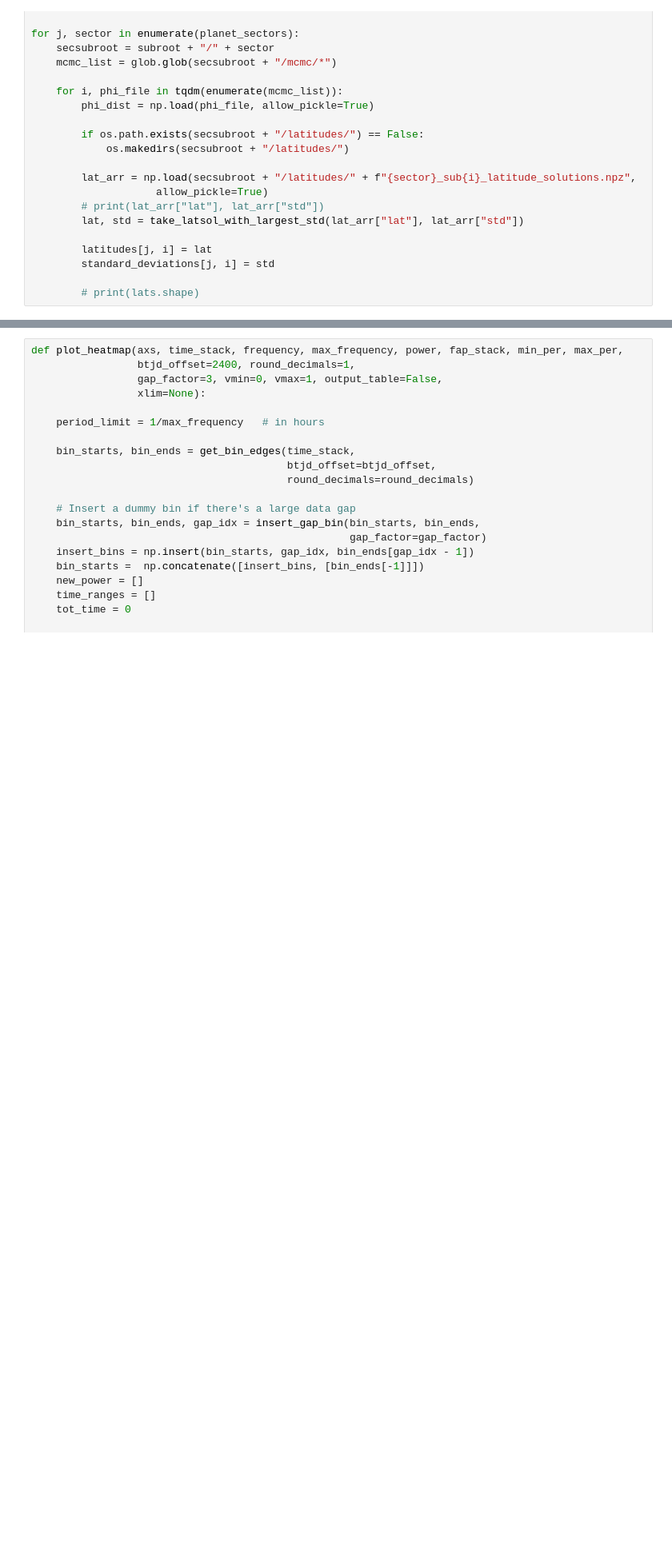
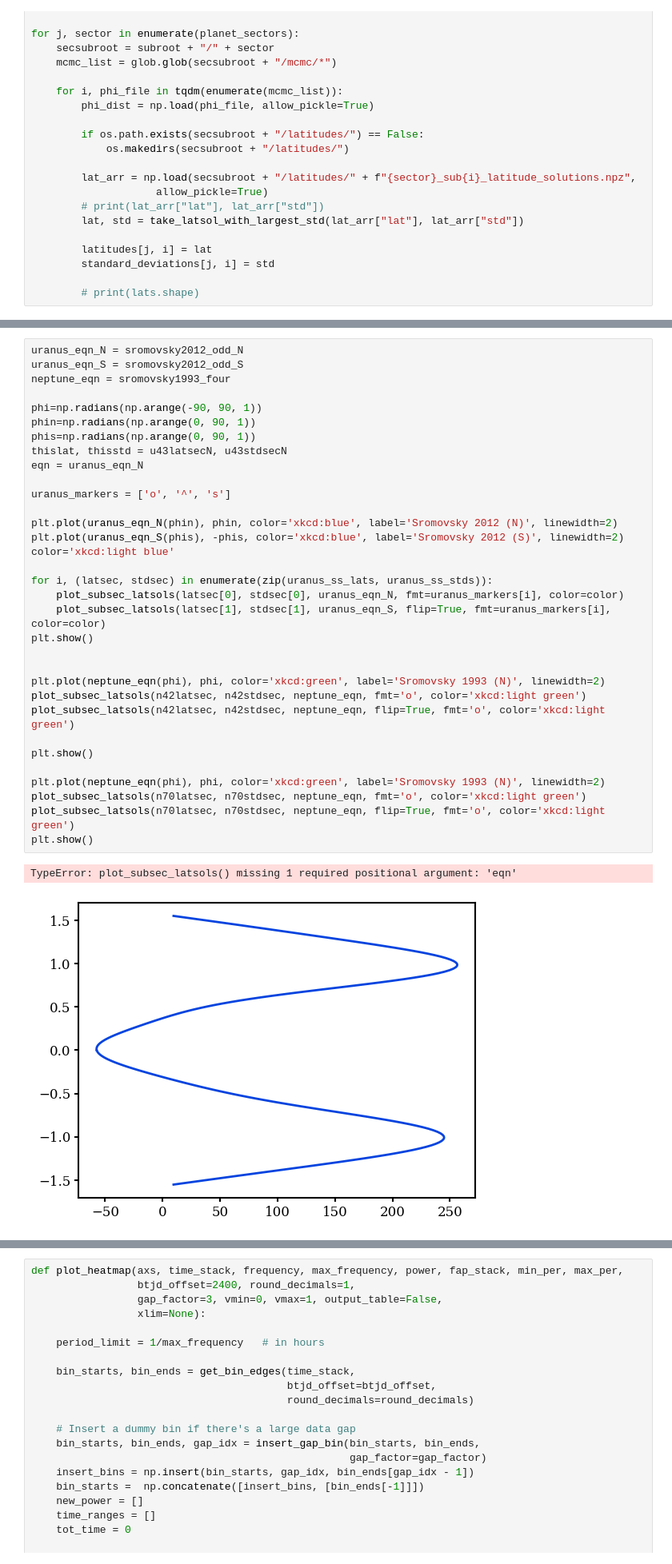
Before and after one commit to kenny-phan/tess-ice-giants, a Jupyter notebook: tess-ice-giants/frequency_analysis/figures.ipynb, the cells around one changed output, grey strips where cells are left out. Shown at 80% size. Cells and saved outputs as stored; diff of their text form; blank space fills up the shorter version.

```diff
--- a/tess-ice-giants/frequency_analysis/figures.ipynb
+++ b/tess-ice-giants/frequency_analysis/figures.ipynb
@@ -163,0 +135,36 @@ ValueError: The truth value of an array with more than one element is ambiguous.
+# %%
+uranus_eqn_N = sromovsky2012_odd_N
+uranus_eqn_S = sromovsky2012_odd_S
+neptune_eqn = sromovsky1993_four
+
+phi=np.radians(np.arange(-90, 90, 1))
+phin=np.radians(np.arange(0, 90, 1))
+phis=np.radians(np.arange(0, 90, 1))
+thislat, thisstd = u43latsecN, u43stdsecN
+eqn = uranus_eqn_N
+
+uranus_markers = ['o', '^', 's']
+
+plt.plot(uranus_eqn_N(phin), phin, color='xkcd:blue', label='Sromovsky 2012 (N)', linewidth=2)
+plt.plot(uranus_eqn_S(phis), -phis, color='xkcd:blue', label='Sromovsky 2012 (S)', linewidth=2)
+color='xkcd:light blue'
+
+for i, (latsec, stdsec) in enumerate(zip(uranus_ss_lats, uranus_ss_stds)):
+    plot_subsec_latsols(latsec[0], stdsec[0], uranus_eqn_N, fmt=uranus_markers[i], color=color)
+    plot_subsec_latsols(latsec[1], stdsec[1], uranus_eqn_S, flip=True, fmt=uranus_markers[i], color=color)
+plt.show()
+
+
+plt.plot(neptune_eqn(phi), phi, color='xkcd:green', label='Sromovsky 1993 (N)', linewidth=2)
+plot_subsec_latsols(n42latsec, n42stdsec, neptune_eqn, fmt='o', color='xkcd:light green')
+plot_subsec_latsols(n42latsec, n42stdsec, neptune_eqn, flip=True, fmt='o', color='xkcd:light green')
+
+plt.show()
+
+plt.plot(neptune_eqn(phi), phi, color='xkcd:green', label='Sromovsky 1993 (N)', linewidth=2)
+plot_subsec_latsols(n70latsec, n70stdsec, neptune_eqn, fmt='o', color='xkcd:light green')
+plot_subsec_latsols(n70latsec, n70stdsec, neptune_eqn, flip=True, fmt='o', color='xkcd:light green')
+plt.show()
+# %% [output]
+TypeError: plot_subsec_latsols() missing 1 required positional argument: 'eqn'
+[figure, added]
```
Also changed, not shown: parts of 6 cells of this notebook, 6 other files.
